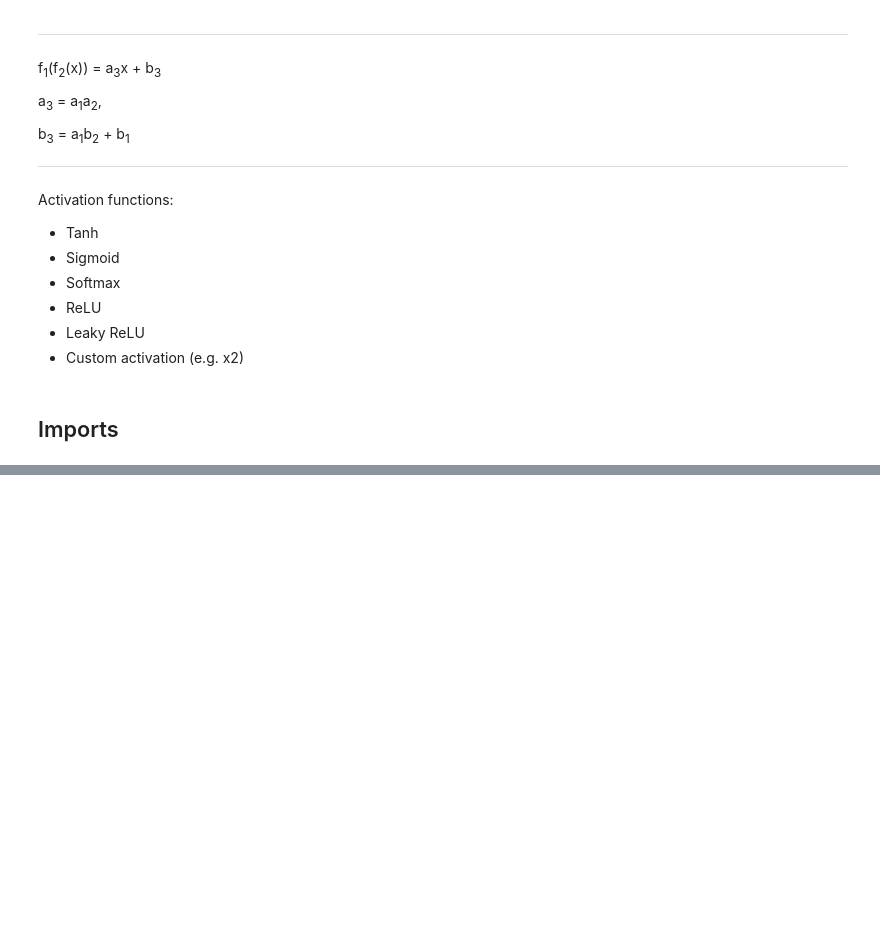
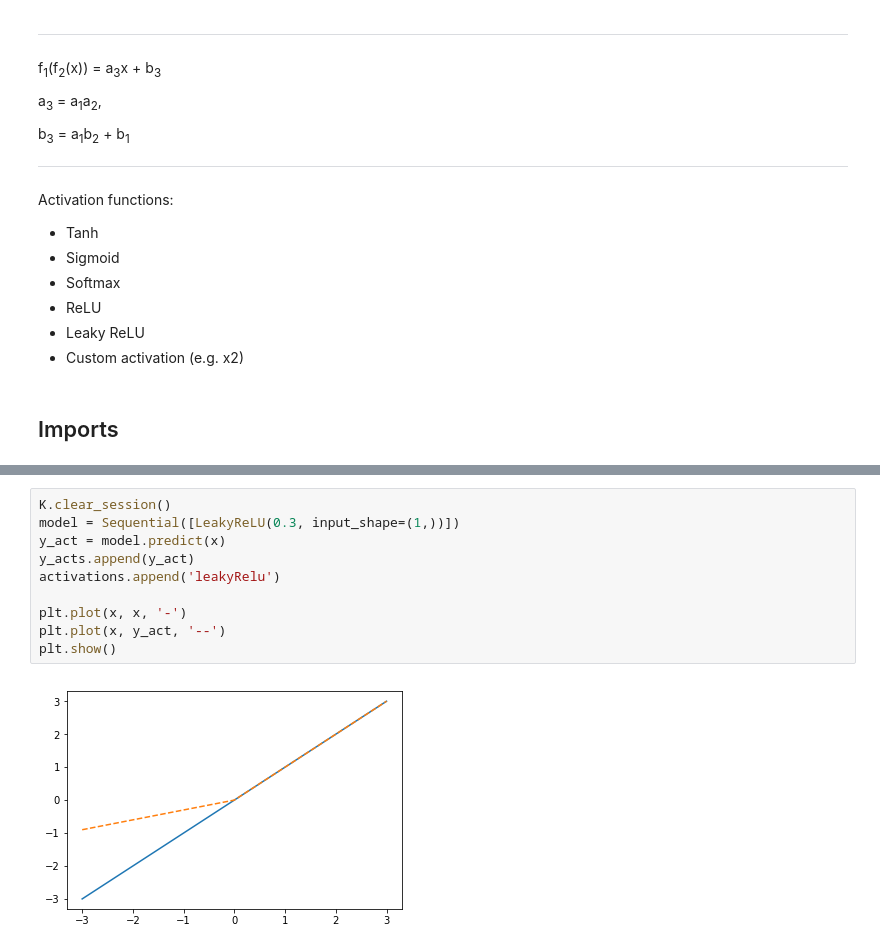
Before and after one commit to eljirg/Machine-Learning, a Jupyter notebook: Activation Functions - Keras and Pytorch.ipynb, the cells around one changed output, grey strips where cells are left out. Drawn from its saved outputs; the diff is of its cells as text; blank space fills up the shorter version.

```diff
--- a/Activation Functions - Keras and Pytorch.ipynb
+++ b/Activation Functions - Keras and Pytorch.ipynb
@@ -59,0 +106,12 @@ from sklearn.datasets import load_boston
+# %%
+K.clear_session()
+model = Sequential([LeakyReLU(0.3, input_shape=(1,))])
+y_act = model.predict(x)
+y_acts.append(y_act)
+activations.append('leakyRelu')
+
+plt.plot(x, x, '-')
+plt.plot(x, y_act, '--')
+plt.show()
+# %% [output]
+[figure, added]
```
Also changed, not shown: parts of 9 cells of this notebook.
